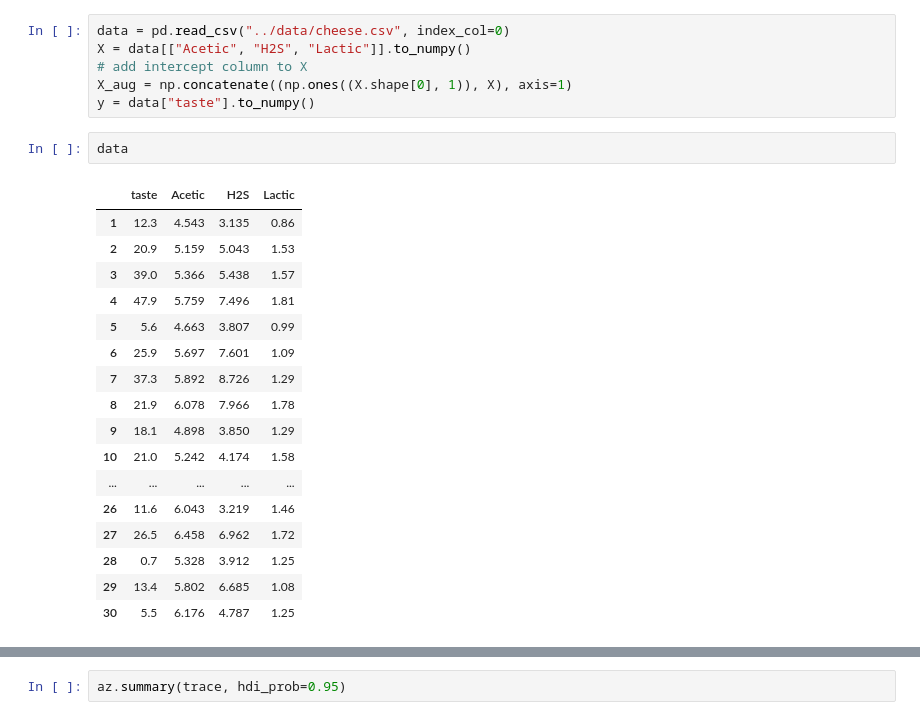
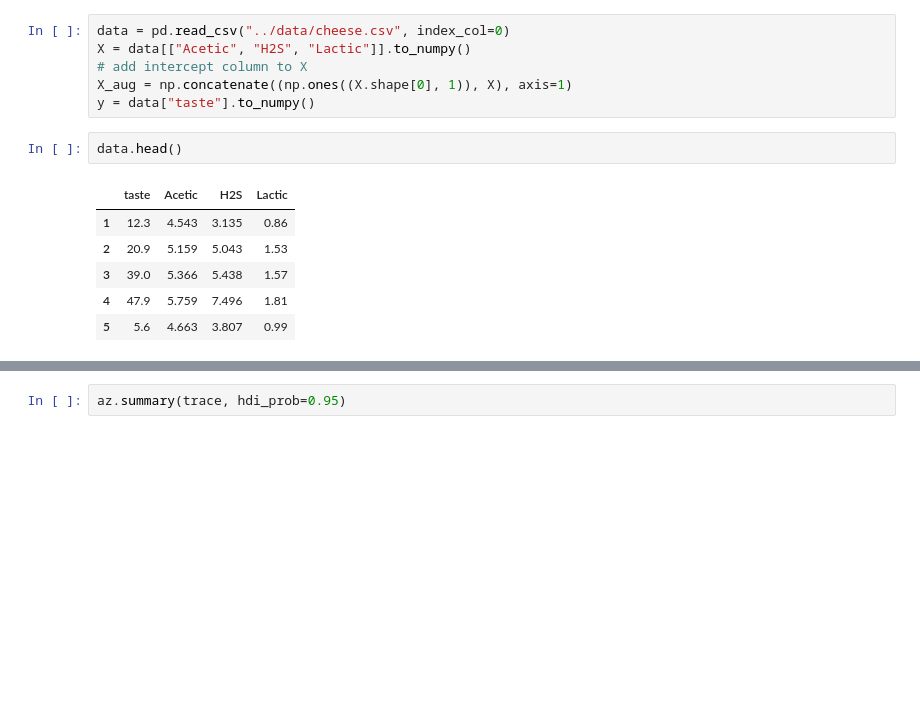
Before and after one commit to areding/6420-pymc, a Jupyter notebook: _sources/unit6/Unit6-loadingdata.ipynb, the cells around one changed output, grey strips where cells are left out. Cells and saved outputs as stored; diff of their text form; blank space fills up the shorter version.

```diff
--- a/_sources/unit6/Unit6-loadingdata.ipynb
+++ b/_sources/unit6/Unit6-loadingdata.ipynb
@@ -27,22 +30,11 @@ X = data[["Acetic", "H2S", "Lactic"]].to_numpy()
 X_aug = np.concatenate((np.ones((X.shape[0], 1)), X), axis=1)
 y = data["taste"].to_numpy()
 # %%
-data
+data.head()
 # %% [output]
 |  | taste | Acetic | H2S | Lactic |
 | 1 | 12.3 | 4.543 | 3.135 | 0.86 |
 | 2 | 20.9 | 5.159 | 5.043 | 1.53 |
 | 3 | 39.0 | 5.366 | 5.438 | 1.57 |
 | 4 | 47.9 | 5.759 | 7.496 | 1.81 |
 | 5 | 5.6 | 4.663 | 3.807 | 0.99 |
-| 6 | 25.9 | 5.697 | 7.601 | 1.09 |
-| 7 | 37.3 | 5.892 | 8.726 | 1.29 |
-| 8 | 21.9 | 6.078 | 7.966 | 1.78 |
-| 9 | 18.1 | 4.898 | 3.850 | 1.29 |
-| 10 | 21.0 | 5.242 | 4.174 | 1.58 |
-| ... | ... | ... | ... | ... |
-| 26 | 11.6 | 6.043 | 3.219 | 1.46 |
-| 27 | 26.5 | 6.458 | 6.962 | 1.72 |
-| 28 | 0.7 | 5.328 | 3.912 | 1.25 |
-| 29 | 13.4 | 5.802 | 6.685 | 1.08 |
-| 30 | 5.5 | 6.176 | 4.787 | 1.25 |
```
Also changed, not shown: parts of 7 cells of this notebook, 16 other files.
